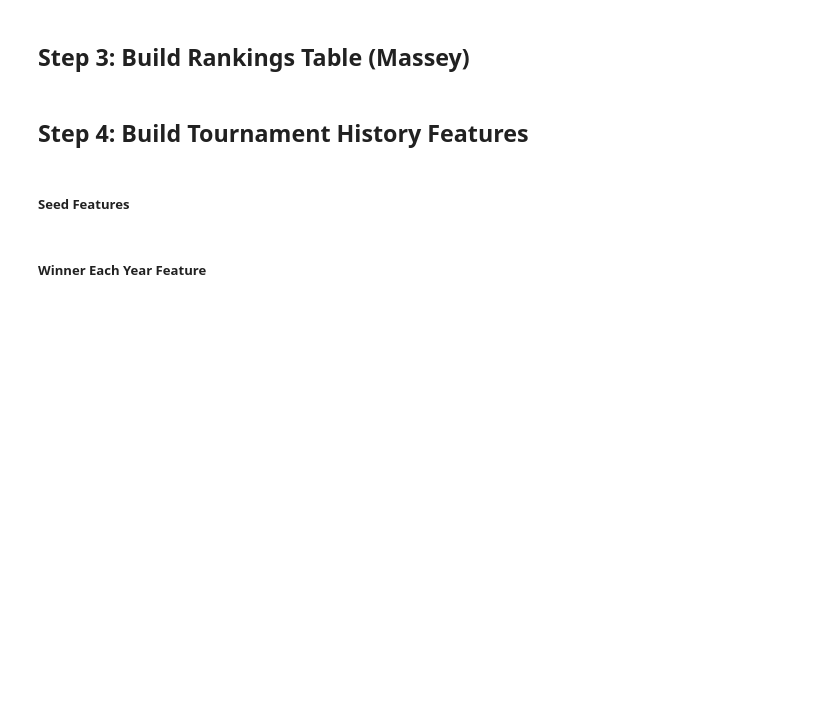
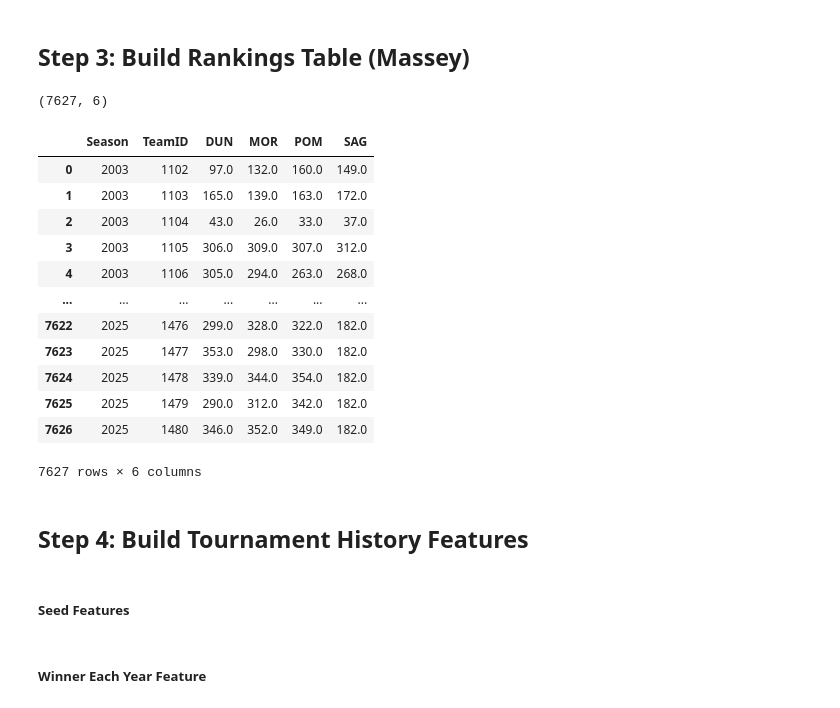
Before and after one commit to krishna-kasuganti/ncaa-bracket-model, a Jupyter notebook: notebooks/02_feature_engineering.ipynb, the cells around one changed output. Drawn from its saved outputs; the diff is of its cells as text; code cells hidden in the pictures; blank space fills up the shorter version.

```diff
--- a/notebooks/02_feature_engineering.ipynb
+++ b/notebooks/02_feature_engineering.ipynb
@@ -101,6 +137,24 @@ print(sag_median)
 season_medians = massey_pivot['Season'].map(sag_median)
 massey_pivot['SAG'] = massey_pivot['SAG'].fillna(season_medians)
 massey_pivot.isnull().sum()
+# %%
+print(massey_pivot.shape)
+massey_pivot
+# %% [output]
+(7627, 6)
+|  | Season | TeamID | DUN | MOR | POM | SAG |
+| 0 | 2003 | 1102 | 97.0 | 132.0 | 160.0 | 149.0 |
+| 1 | 2003 | 1103 | 165.0 | 139.0 | 163.0 | 172.0 |
+| 2 | 2003 | 1104 | 43.0 | 26.0 | 33.0 | 37.0 |
+| 3 | 2003 | 1105 | 306.0 | 309.0 | 307.0 | 312.0 |
+| 4 | 2003 | 1106 | 305.0 | 294.0 | 263.0 | 268.0 |
+| ... | ... | ... | ... | ... | ... | ... |
+| 7622 | 2025 | 1476 | 299.0 | 328.0 | 322.0 | 182.0 |
+| 7623 | 2025 | 1477 | 353.0 | 298.0 | 330.0 | 182.0 |
+| 7624 | 2025 | 1478 | 339.0 | 344.0 | 354.0 | 182.0 |
+| 7625 | 2025 | 1479 | 290.0 | 312.0 | 342.0 | 182.0 |
+| 7626 | 2025 | 1480 | 346.0 | 352.0 | 349.0 | 182.0 |
+7627 rows × 6 columns
 # %% [markdown]
 ## Step 4: Build Tournament History Features
 # %% [markdown]
```
Also changed, not shown: parts of 9 cells of this notebook.
